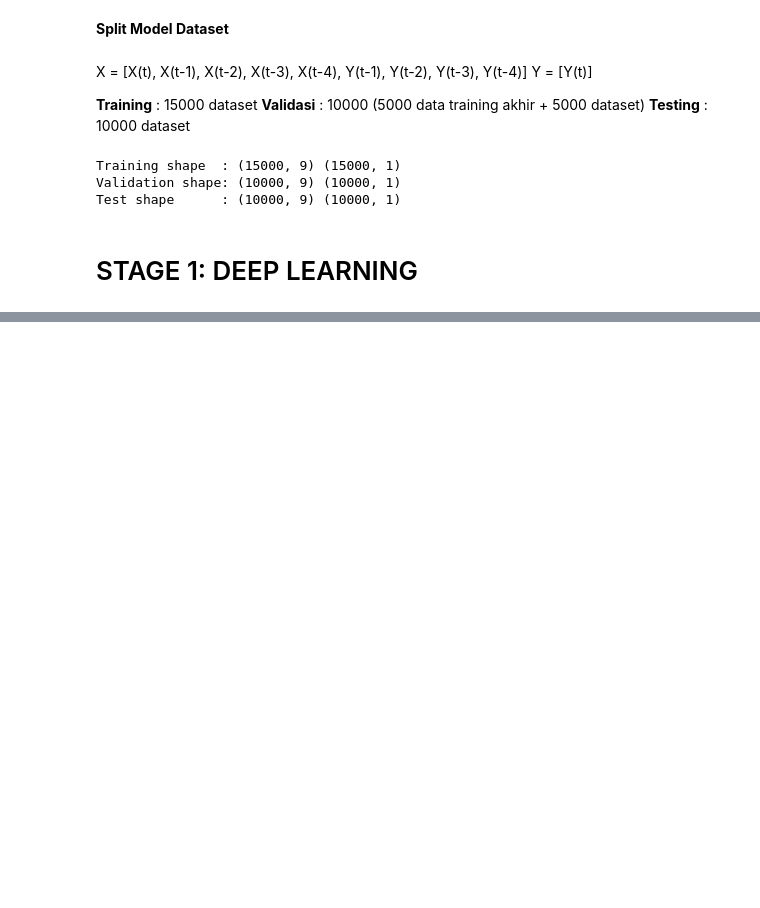
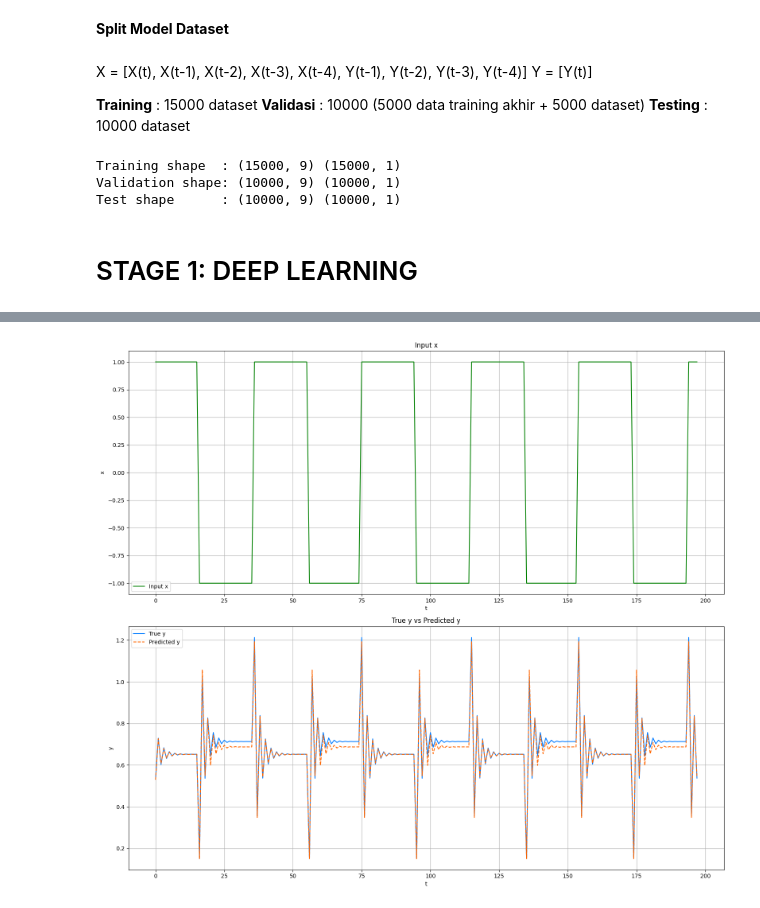
Before and after one commit to pnabilah/SBP_2025, a Jupyter notebook: ANN with Feedback/SBP_1.ipynb, the cells around one changed output, grey strips where cells are left out. Cells and saved outputs as stored; diff of their text form; code cells hidden in the pictures; blank space fills up the shorter version.

```diff
--- a/ANN with Feedback/SBP_1.ipynb
+++ b/ANN with Feedback/SBP_1.ipynb
@@ -267,0 +548,98 @@ Test shape      : (10000, 9) (10000, 1)
+# %%
+def plant_response(u):
+    """Meniru perilaku plant seperti di fungsi plant_data()"""
+    y = np.zeros_like(u)
+    y[0] = 0.0
+    for k in range(1, len(u)):
+        y[k] = 1/(1 + y[k-1]**2) + 0.25*u[k] - 0.3*u[k-1]
+    return y
+
+def test_model_custom(model, dk):
+    # ambil nilai min & max dari data asli untuk denormalisasi nanti
+    x_min, x_max = dk['x'].min(), dk['x'].max()
+    y_min, y_max = dk['y'].min(), dk['y'].max()
+
+    # ==============================
+    # Test 1: Square Wave
+    # ==============================
+    u_test1 = np.sign(np.sin(np.arange(0, 202, 1) / (2 * np.pi)))
+    y_test1 = plant_response(u_test1)
+
+    # Normalisasi input-output test
+    u_test1_n = (2 * (u_test1 - x_min) / (x_max - x_min)) - 1
+    y_test1_n = (2 * (y_test1 - y_min) / (y_max - y_min)) - 1
+
+    # Buat dataset lagged
+    df_test1 = lagged_dataset(pd.DataFrame({'x': u_test1_n, 'y': y_test1_n}), ['x', 'y'], lag=4)
+    X_test1 = df_test1[['x(t)', 'x(t-1)', 'x(t-2)', 'x(t-3)', 'x(t-4)',
+                        'y(t-1)', 'y(t-2)', 'y(t-3)', 'y(t-4)']].values
+    Y_true1_n = df_test1[['y(t)']].values
+
+    # Prediksi
+    Y_pred1_n = model.predict(X_test1)
+
+    # Denormalisasi hasil
+    Y_pred1 = (Y_pred1_n + 1) / 2 * (y_max - y_min) + y_min
+    Y_true1 = (Y_true1_n + 1) / 2 * (y_max - y_min) + y_min
+
+    # Plot
+    plot_predictions(df_test1['x(t)'], Y_true1, Y_pred1)
+    mse1 = np.mean((Y_true1 - Y_pred1)**2)
+    print('Test 1 : Square Wave')
+    print(f'Mean Squared Error: {mse1}')
+
+    # ==============================
+    # Test 2: Sinusoidal Wave
+    # ==============================
+    u_test2 = np.cos(np.arange(0, 202, 1) / np.pi)
+    y_test2 = plant_response(u_test2)
+
+    u_test2_n = (2 * (u_test2 - x_min) / (x_max - x_min)) - 1
+    y_test2_n = (2 * (y_test2 - y_min) / (y_max - y_min)) - 1
+
+    df_test2 = lagged_dataset(pd.DataFrame({'x': u_test2_n, 'y': y_test2_n}), ['x', 'y'], lag=4)
+    X_test2 = df_test2[['x(t)', 'x(t-1)', 'x(t-2)', 'x(t-3)', 'x(t-4)',
+                        'y(t-1)', 'y(t-2)', 'y(t-3)', 'y(t-4)']].values
+    Y_true2_n = df_test2[['y(t)']].values
+
+    Y_pred2_n = model.predict(X_test2)
+    Y_pred2 = (Y_pred2_n + 1) / 2 * (y_max - y_min) + y_min
+    Y_true2 = (Y_true2_n + 1) / 2 * (y_max - y_min) + y_min
+
+    plot_predictions(df_test2['x(t)'], Y_true2, Y_pred2)
+    mse2 = np.mean((Y_true2 - Y_pred2)**2)
+    print('Test 2 : Sinusoidal Wave')
+    print(f'Mean Squared Error: {mse2}')
+
+    # ==============================
+    # Test 3: Triangle Wave
+    # ==============================
+    u_test3 = np.concatenate([
+        np.linspace(-1, 1, 50),
+        np.linspace(1, -1, 50),
+        np.linspace(-1, 1, 50),
+        np.linspace(1, -1, 50)
+    ])
+    y_test3 = plant_response(u_test3)
+
+    u_test3_n = (2 * (u_test3 - x_min) / (x_max - x_min)) - 1
+    y_test3_n = (2 * (y_test3 - y_min) / (y_max - y_min)) - 1
+
+    df_test3 = lagged_dataset(pd.DataFrame({'x': u_test3_n, 'y': y_test3_n}), ['x', 'y'], lag=4)
+    X_test3 = df_test3[['x(t)', 'x(t-1)', 'x(t-2)', 'x(t-3)', 'x(t-4)',
+                        'y(t-1)', 'y(t-2)', 'y(t-3)', 'y(t-4)']].values
+    Y_true3_n = df_test3[['y(t)']].values
+
+    Y_pred3_n = model.predict(X_test3)
+    Y_pred3 = (Y_pred3_n + 1) / 2 * (y_max - y_min) + y_min
+    Y_true3 = (Y_true3_n + 1) / 2 * (y_max - y_min) + y_min
+
+    plot_predictions(df_test3['x(t)'], Y_true3, Y_pred3)
+    mse3 = np.mean((Y_true3 - Y_pred3)**2)
+    print('Test 3 : Triangle Wave')
+    print(f'Mean Squared Error: {mse3}')
+
+
+test_model_custom(model, dk)
+# %% [output]
+[figure, added]
```
Also changed, not shown: parts of 15 cells of this notebook, 16 other files.
